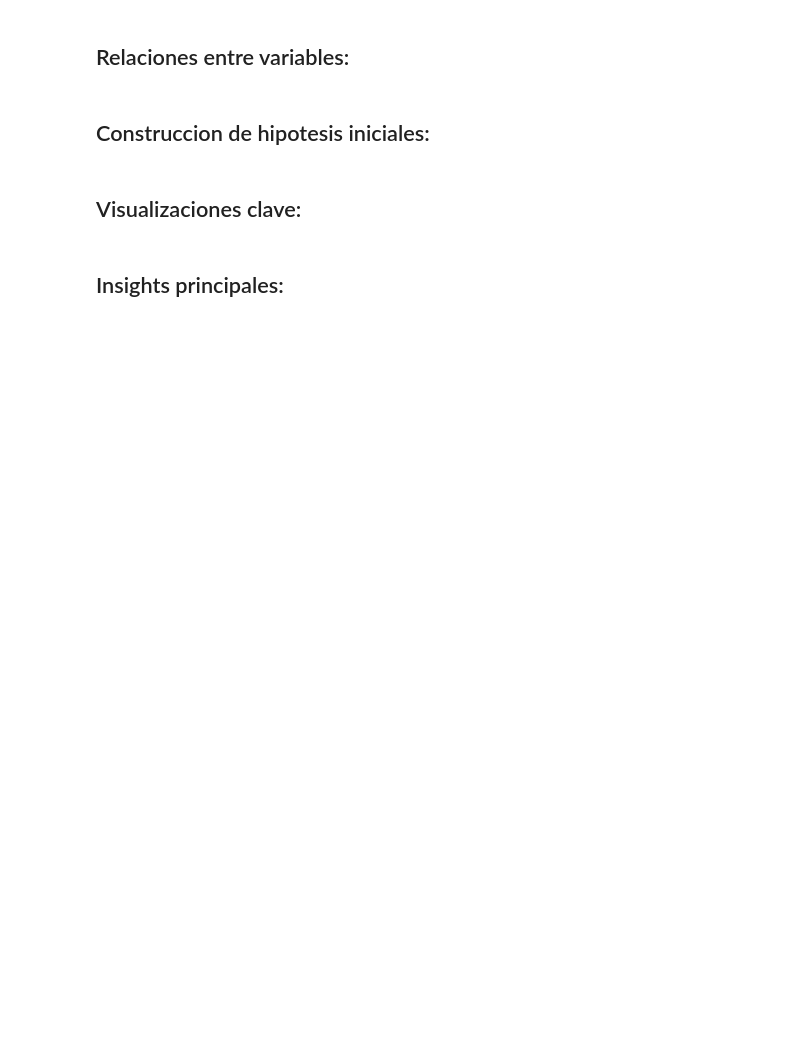
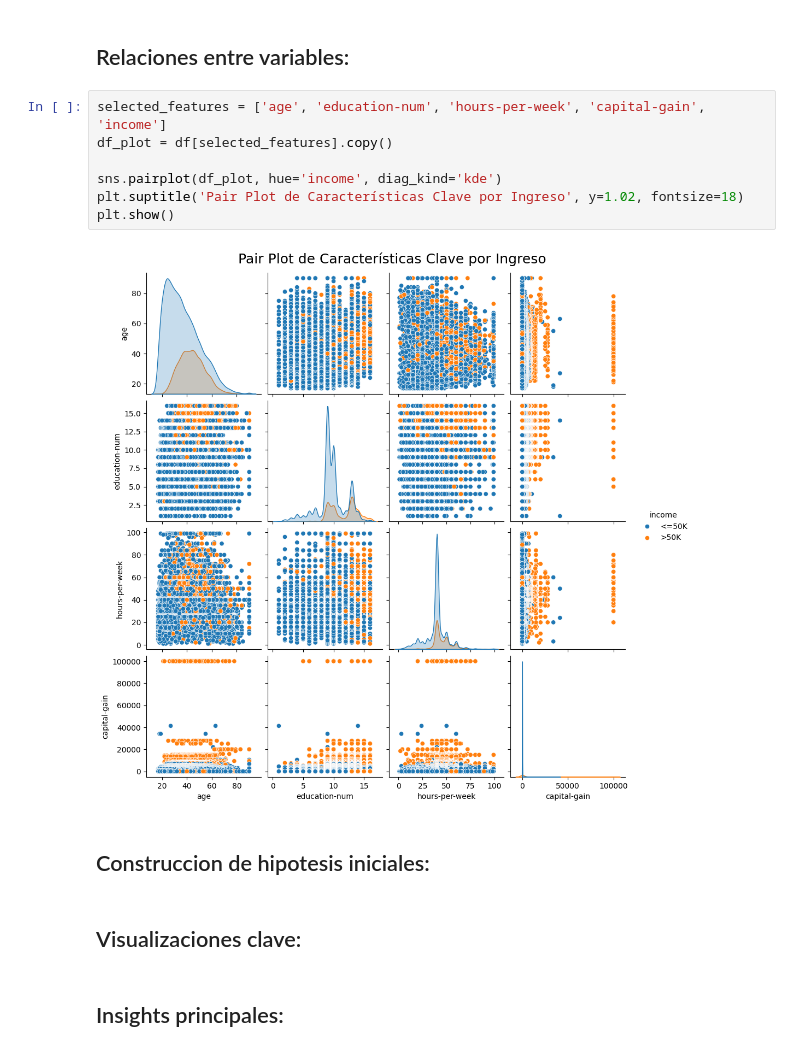
Before and after one commit to AnithaMaria2002/AnalisisDatos-EventoEvaluativo2, a Jupyter notebook: 2. EDA.ipynb, the cells around one changed output. Drawn from its saved outputs; the diff is of its cells as text; blank space fills up the shorter version.

```diff
--- a/2. EDA.ipynb
+++ b/2. EDA.ipynb
@@ -159,5 +208,14 @@ plt.show()
 # %% [markdown]
 ## Relaciones entre variables:
+# %%
+selected_features = ['age', 'education-num', 'hours-per-week', 'capital-gain', 'income']
+df_plot = df[selected_features].copy()
+
+sns.pairplot(df_plot, hue='income', diag_kind='kde')
+plt.suptitle('Pair Plot de Características Clave por Ingreso', y=1.02, fontsize=18)
+plt.show()
+# %% [output]
+[figure, added]
 # %% [markdown]
 ## Construccion de hipotesis iniciales:
 # %% [markdown]
```
Also changed, not shown: parts of 3 cells of this notebook.
